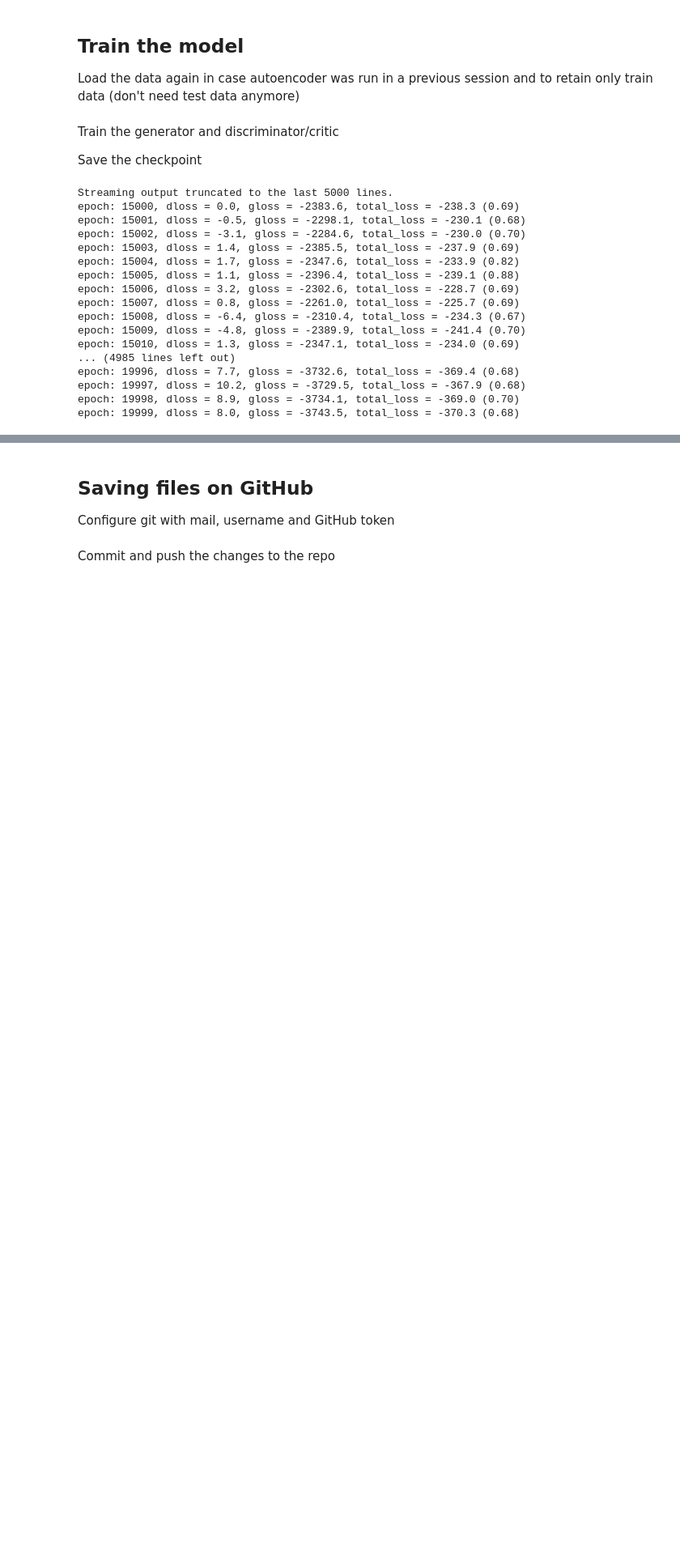
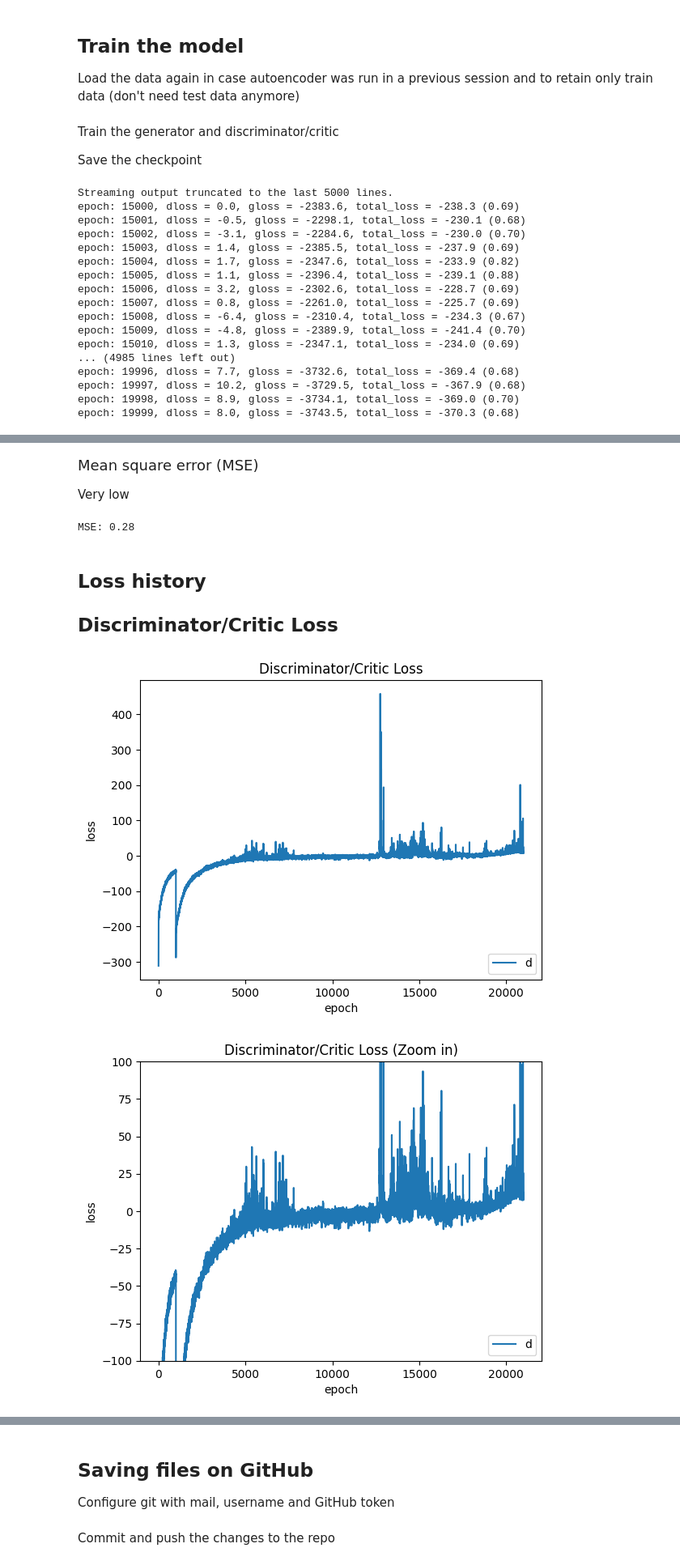
Before and after one commit to dado330/AE-WGAN-GP, a Jupyter notebook: AE-WGAN-GP.ipynb, the cells around one changed output, grey strips where cells are left out. Shown at 81% size. Cells and saved outputs as stored; diff of their text form; code cells hidden in the pictures; blank space fills up the shorter version.

```diff
--- a/AE-WGAN-GP.ipynb
+++ b/AE-WGAN-GP.ipynb
@@ -506 +613,35 @@ output_data = np.round(output_data)
+# %% [markdown]
+<font size='4'>Mean square error (MSE)</font>
+
+Very low
+# %%
+format_str = 'MSE: %.2f'
+print(format_str % (round(np.square(pd_df['0_real'] - pd_df['0_synthetic']).mean(), 2)))
+# %% [output]
+MSE: 0.28
+# %% [markdown]
+## Loss history
+
+## Discriminator/Critic Loss
+# %%
+with open(os.path.join(checkpoint_directory, "dloss.pkl"), 'rb') as f:
+  dloss_list = pickle.load(f)
+fig, ax = plt.subplots()
+ax.plot(dloss_list)
+plt.title('Discriminator/Critic Loss')
+plt.ylabel('loss')
+plt.xlabel('epoch')
+plt.legend('d-loss', loc='lower right')
+plt.show()
+fig, ax = plt.subplots()
+ax.plot(dloss_list)
+ax.set_ylim(-100, 100)
+plt.title('Discriminator/Critic Loss (Zoom in)')
+plt.ylabel('loss')
+plt.xlabel('epoch')
+plt.legend('d-loss', loc='lower right')
+plt.show()
+# %% [output]
+[figure, added]
+[figure, added]
 # %% [markdown]
```
Also changed, not shown: parts of 22 cells of this notebook.
